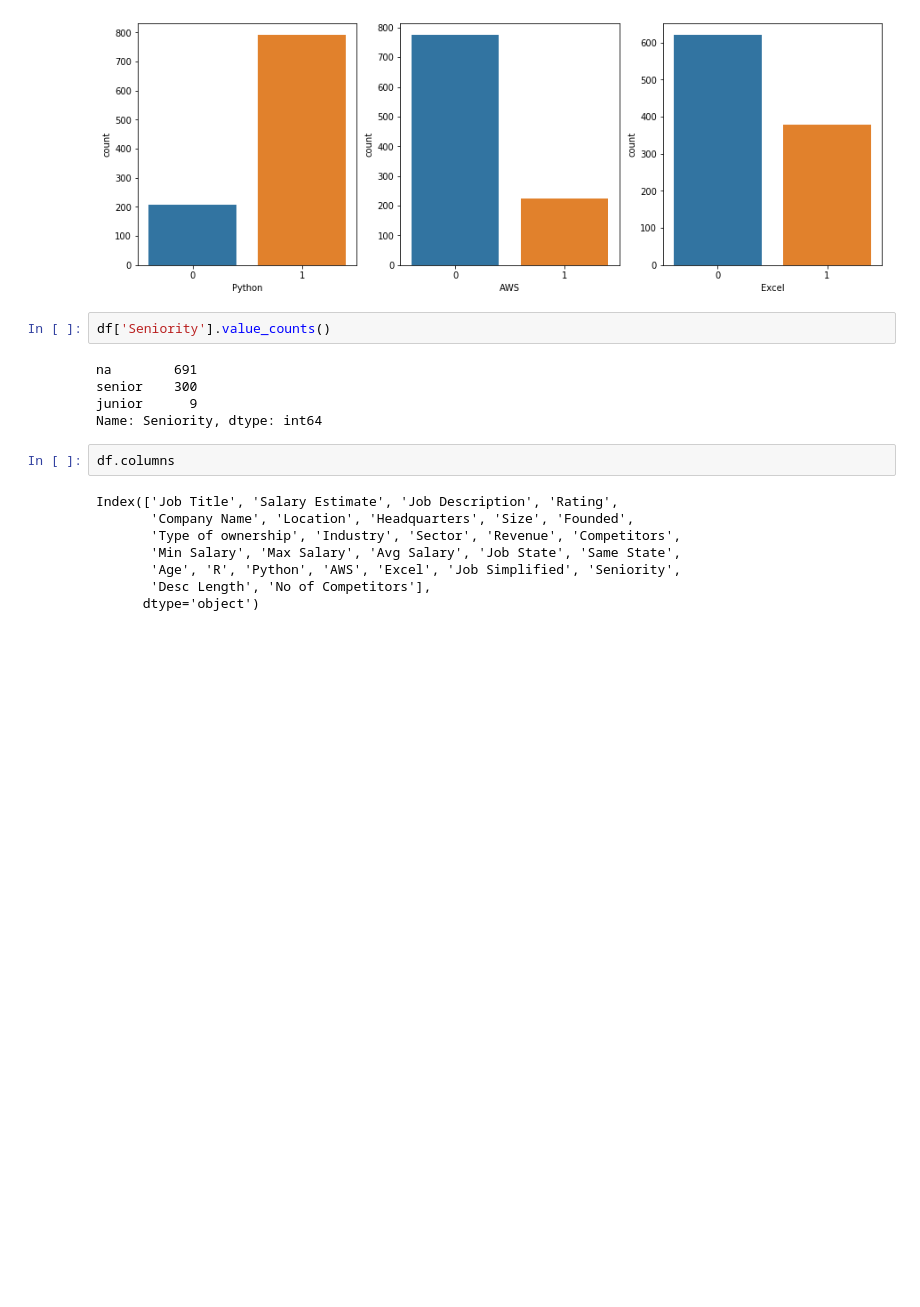
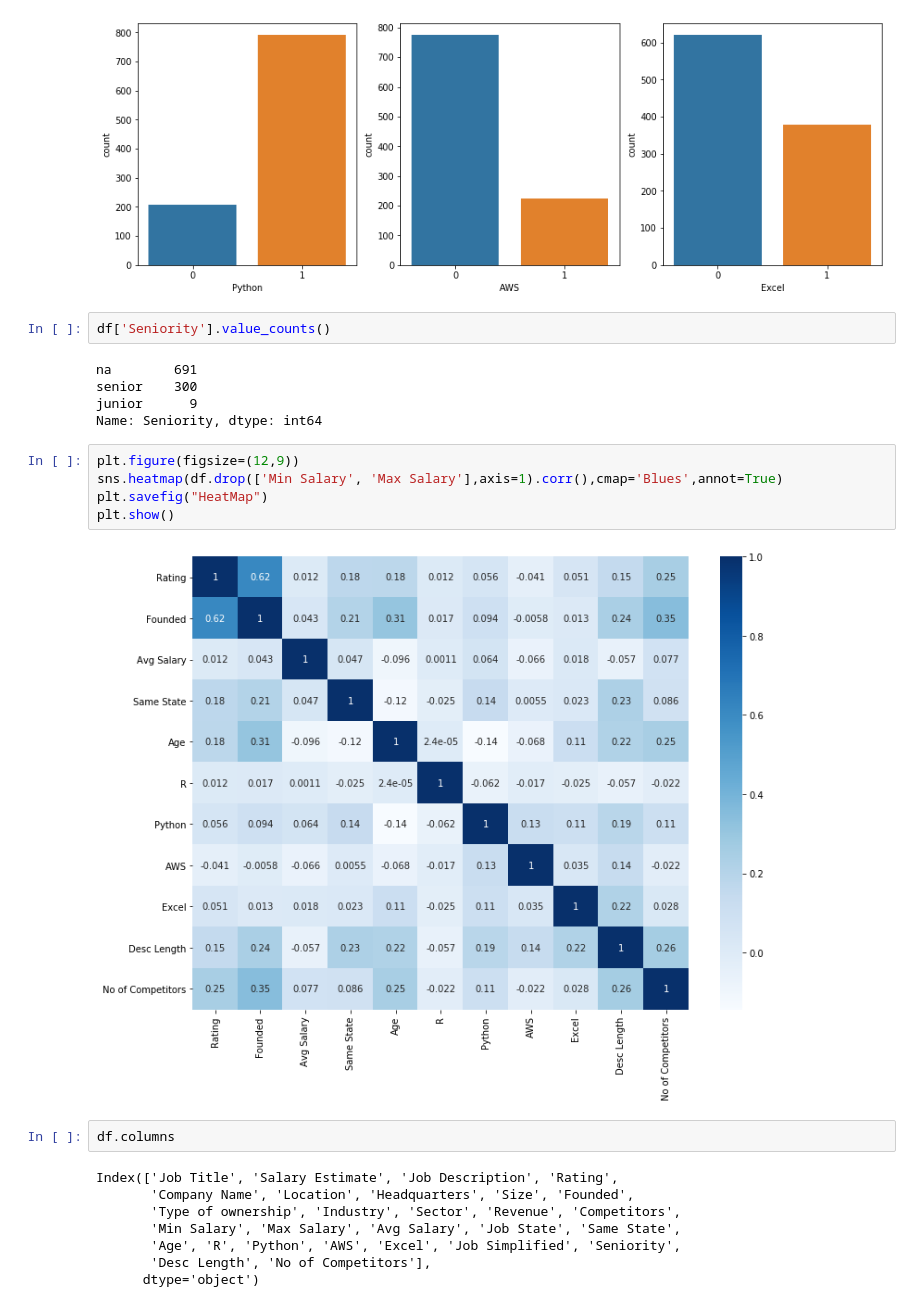
Before and after one commit to nanthasnk/Glassdoor-Jobs-Salary-Prediction, a Jupyter notebook: EDA.ipynb, the cells around one changed output. Cells and saved outputs as stored; diff of their text form; blank space fills up the shorter version.

```diff
--- a/EDA.ipynb
+++ b/EDA.ipynb
@@ -232,6 +276,13 @@ na        691
 senior    300
 junior      9
 Name: Seniority, dtype: int64
+# %%
+plt.figure(figsize=(12,9))
+sns.heatmap(df.drop(['Min Salary', 'Max Salary'],axis=1).corr(),cmap='Blues',annot=True)
+plt.savefig("HeatMap")
+plt.show()
+# %% [output]
+[figure, added]
 # %%
 df.columns
 # %% [output]
```
Also changed, not shown: parts of 25 cells of this notebook, 4 other files.
